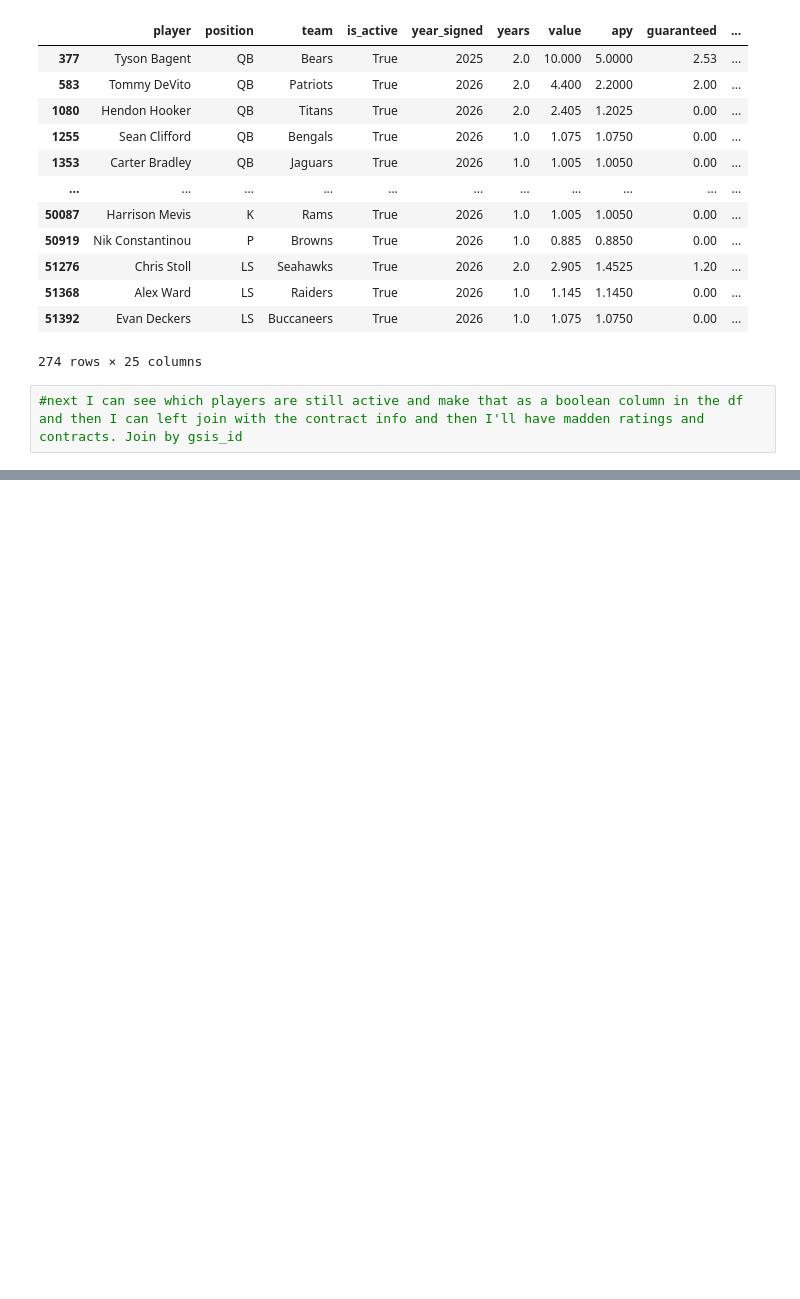
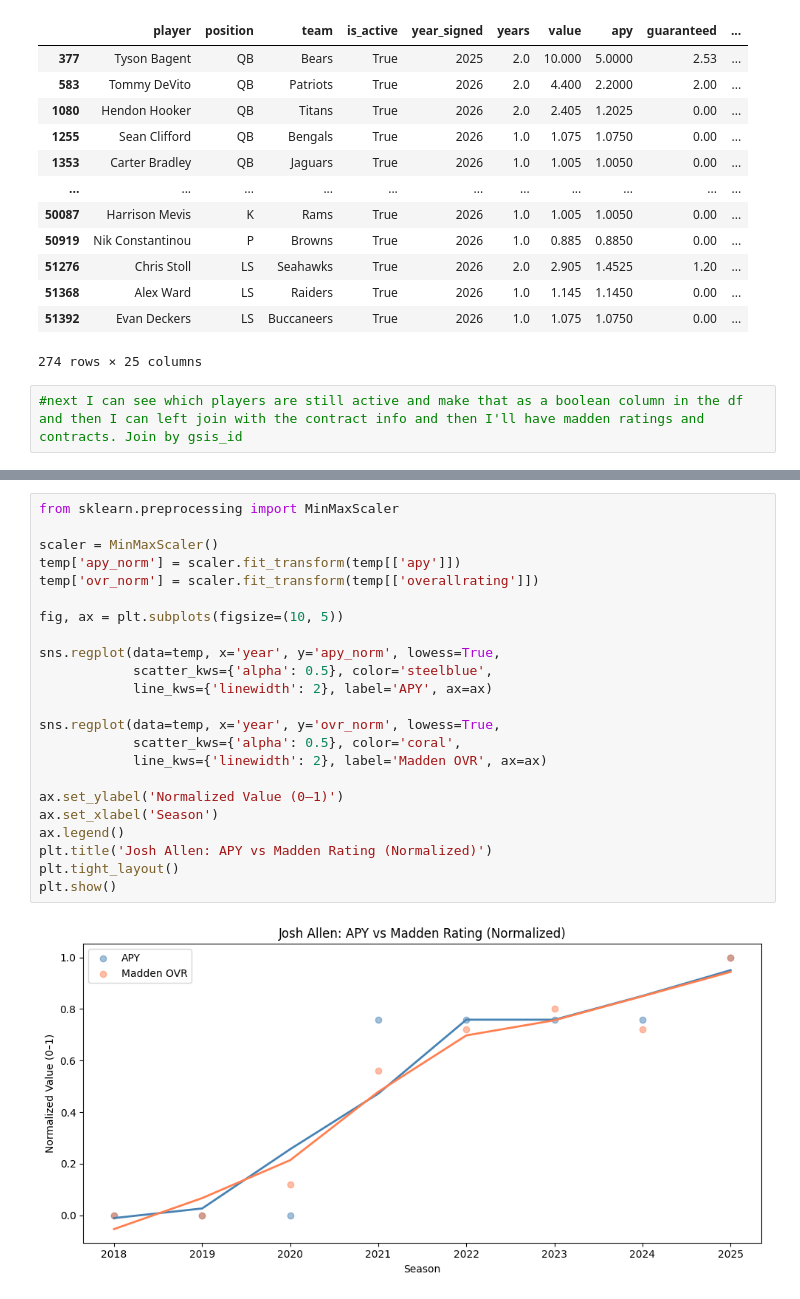
Before and after one commit to CharlieHubbard7/NFLResearch, a Jupyter notebook: NFL_Research_(5_26_26).ipynb, the cells around one changed output, grey strips where cells are left out. Drawn from its saved outputs; the diff is of its cells as text; blank space fills up the shorter version.

```diff
--- a/NFL_Research_(5_26_26).ipynb
+++ b/NFL_Research_(5_26_26).ipynb
@@ -1152,0 +1225,25 @@ active_second_contracts.query("draft_year > 2022")
+# %%
+from sklearn.preprocessing import MinMaxScaler
+
+scaler = MinMaxScaler()
+temp['apy_norm'] = scaler.fit_transform(temp[['apy']])
+temp['ovr_norm'] = scaler.fit_transform(temp[['overallrating']])
+
+fig, ax = plt.subplots(figsize=(10, 5))
+
+sns.regplot(data=temp, x='year', y='apy_norm', lowess=True,
+            scatter_kws={'alpha': 0.5}, color='steelblue',
+            line_kws={'linewidth': 2}, label='APY', ax=ax)
+
+sns.regplot(data=temp, x='year', y='ovr_norm', lowess=True,
+            scatter_kws={'alpha': 0.5}, color='coral',
+            line_kws={'linewidth': 2}, label='Madden OVR', ax=ax)
+
+ax.set_ylabel('Normalized Value (0–1)')
+ax.set_xlabel('Season')
+ax.legend()
+plt.title('Josh Allen: APY vs Madden Rating (Normalized)')
+plt.tight_layout()
+plt.show()
+# %% [output]
+[figure, added]
```
Also changed, not shown: parts of 6 cells of this notebook.
